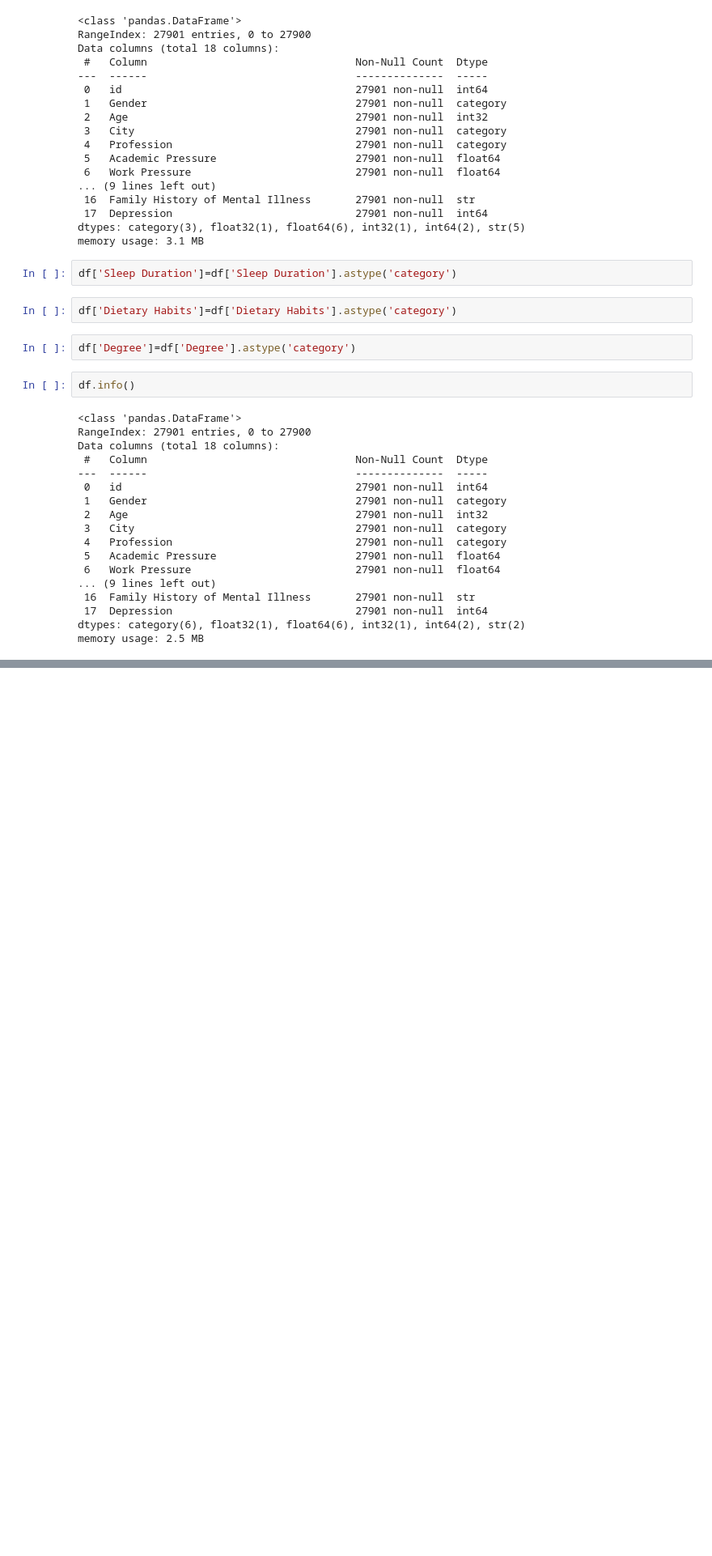
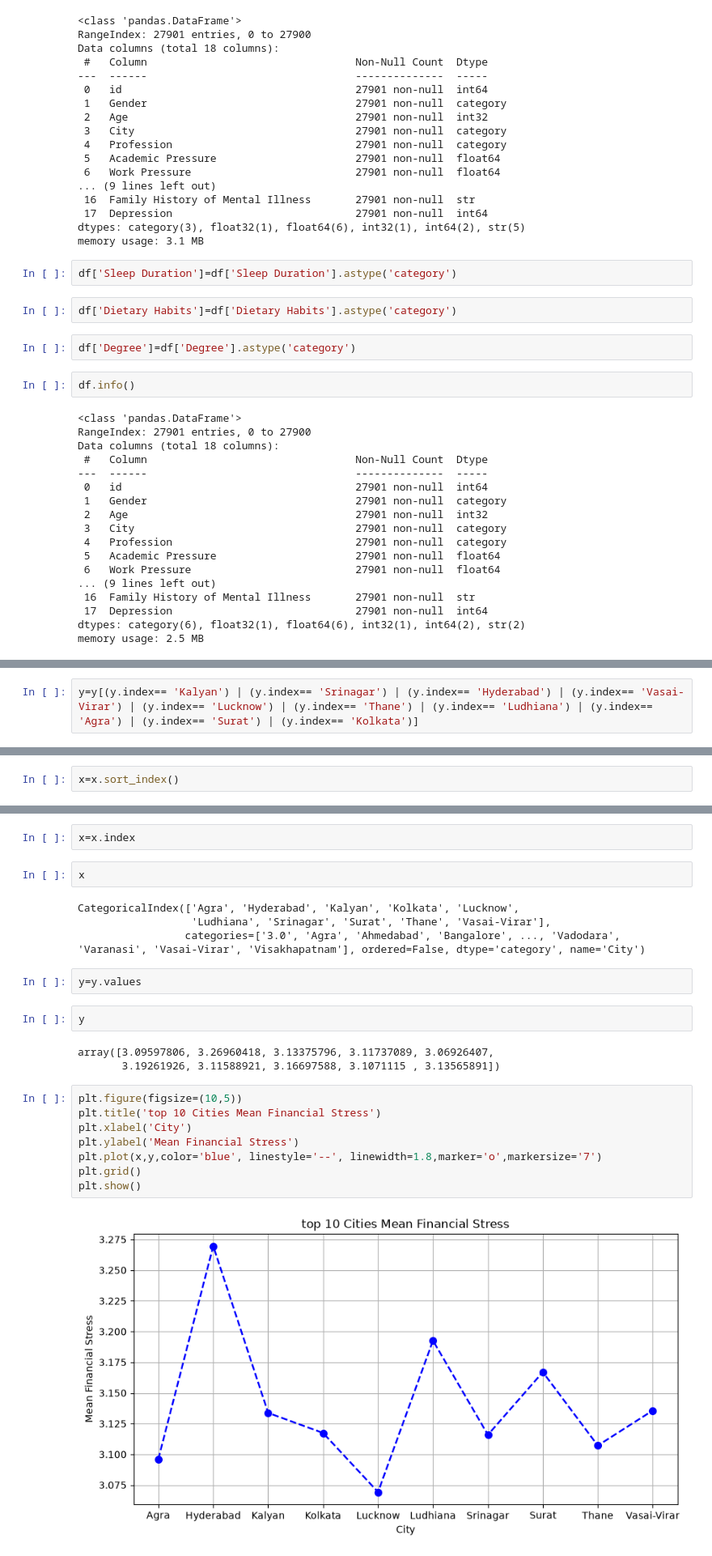
Before and after one commit to AbhishekKumarVerma2356/Python_Matplotlib, a Jupyter notebook: Getting_Started.ipynb, the cells around one changed output, grey strips where cells are left out. Shown at 81% size. Drawn from its saved outputs; the diff is of its cells as text; blank space fills up the shorter version.

```diff
--- a/Getting_Started.ipynb
+++ b/Getting_Started.ipynb
@@ -370,0 +464,2 @@ memory usage: 2.5 MB
+# %%
+y=y[(y.index== 'Kalyan') | (y.index== 'Srinagar') | (y.index== 'Hyderabad') | (y.index== 'Vasai-Virar') | (y.index== 'Lucknow') | (y.index== 'Thane') | (y.index== 'Ludhiana') | (y.index== 'Agra') | (y.index== 'Surat') | (y.index== 'Kolkata')]
@@ -370,0 +481,2 @@ memory usage: 2.5 MB
+# %%
+x=x.sort_index()
@@ -370,0 +513,25 @@ memory usage: 2.5 MB
+# %%
+x=x.index
+# %%
+x
+# %% [output]
+CategoricalIndex(['Agra', 'Hyderabad', 'Kalyan', 'Kolkata', 'Lucknow',
+                  'Ludhiana', 'Srinagar', 'Surat', 'Thane', 'Vasai-Virar'],
+                 categories=['3.0', 'Agra', 'Ahmedabad', 'Bangalore', ..., 'Vadodara', 'Varanasi', 'Vasai-Virar', 'Visakhapatnam'], ordered=False, dtype='category', name='City')
+# %%
+y=y.values
+# %%
+y
+# %% [output]
+array([3.09597806, 3.26960418, 3.13375796, 3.11737089, 3.06926407,
+       3.19261926, 3.11588921, 3.16697588, 3.1071115 , 3.13565891])
+# %%
+plt.figure(figsize=(10,5))
+plt.title('top 10 Cities Mean Financial Stress')
+plt.xlabel('City')
+plt.ylabel('Mean Financial Stress')
+plt.plot(x,y,color='blue', linestyle='--', linewidth=1.8,marker='o',markersize='7')
+plt.grid()
+plt.show()
+# %% [output]
+[figure, added]
```
Also changed, not shown: parts of 45 cells of this notebook, 1 other file.
